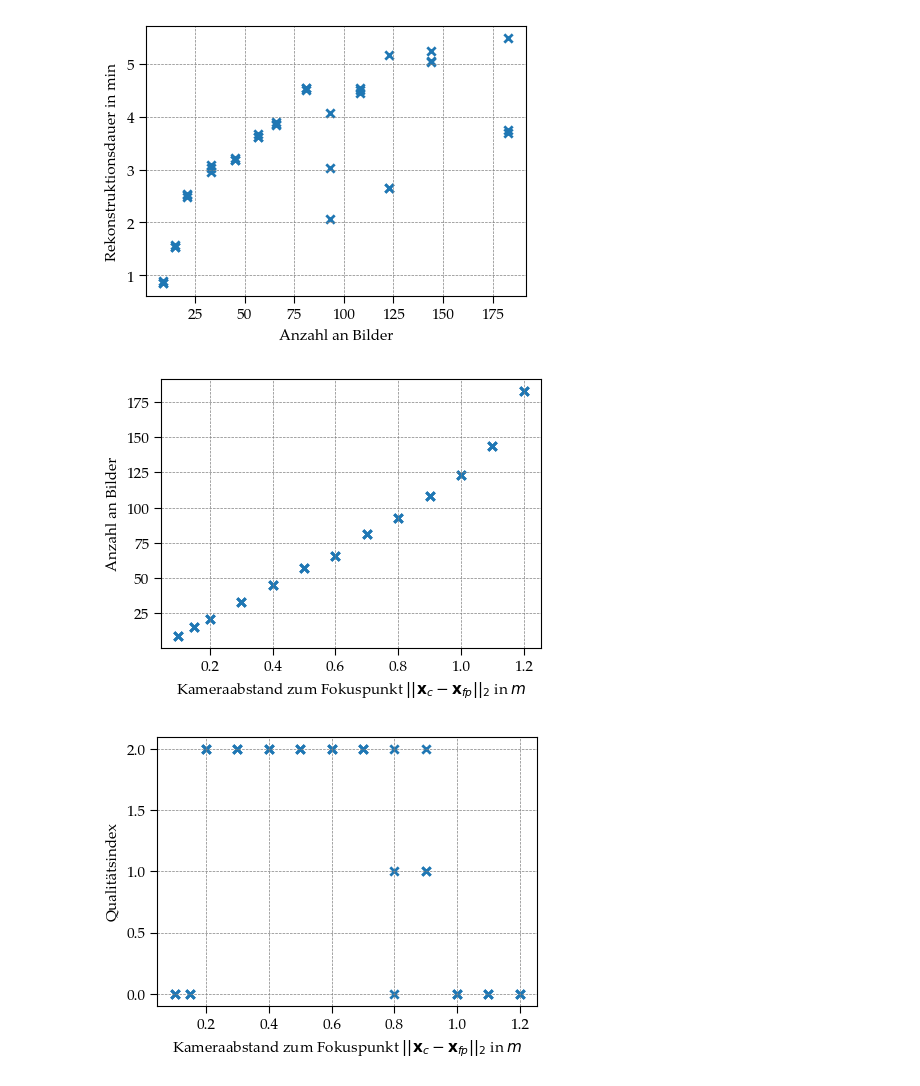
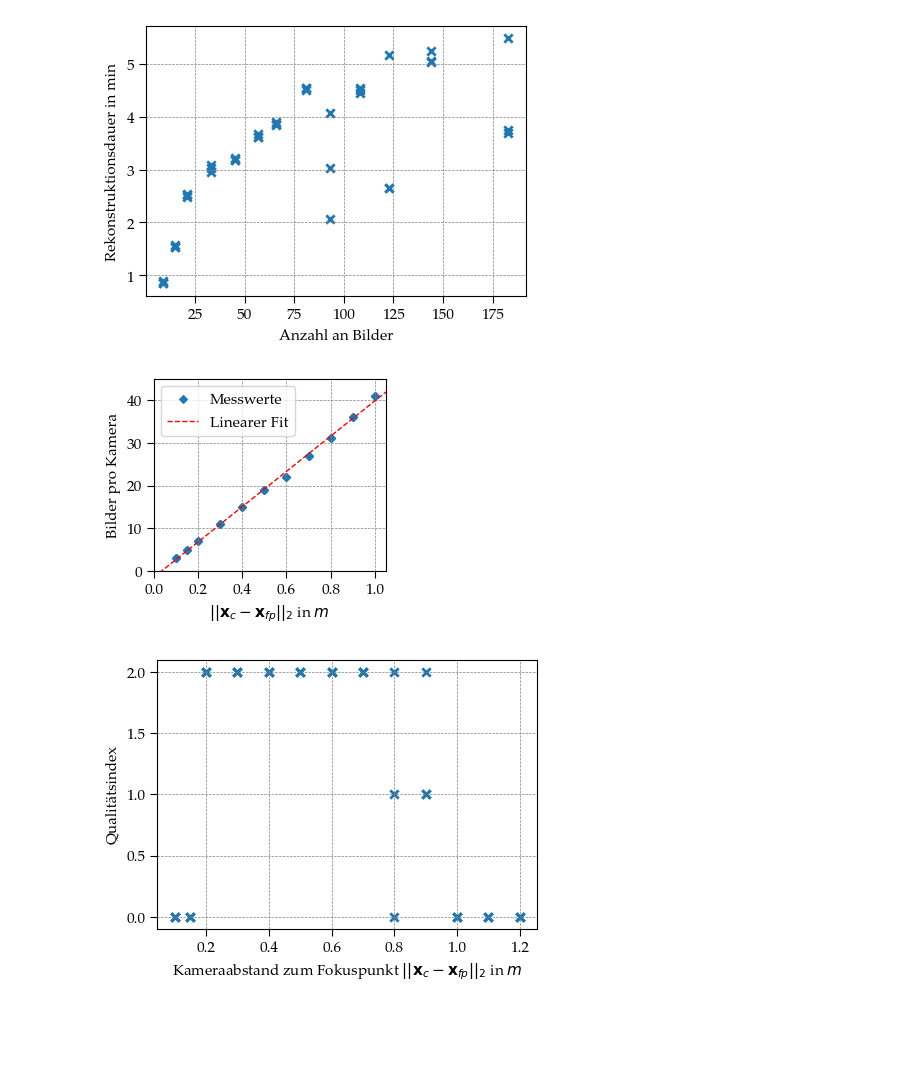
Before and after one commit to tobiashead/synthetic-pipeline-for-3d-reconstruction-of-falling-particles, a Jupyter notebook: thesis/Parameterstudie/VarDistanceCams/Evaluate_VarDistanceCams_400_Object_Center.ipynb, the cells around one changed output. Saved outputs shown, nothing was run; the diff lists cells and outputs as text; code cells hidden in the pictures; blank space fills up the shorter version.

```diff
--- a/thesis/Parameterstudie/VarDistanceCams/Evaluate_VarDistanceCams_400_Object_Center.ipynb
+++ b/thesis/Parameterstudie/VarDistanceCams/Evaluate_VarDistanceCams_400_Object_Center.ipynb
@@ -143,24 +121,58 @@ ax.grid(True)
 plt.show()  # Anzeigen des Plots
 # %% [output]
 [figure]
+# %%
+# Aktuelles Verzeichnis in Jupyter-Notebook
+parentparent_dir = Path.cwd().resolve().parent.parent
+style_path = parentparent_dir / 'thesis.mplstyle'
+# Stil anwenden
+plt.style.use(str(style_path))
+
+x = PSets_Info["cam_distance"].iloc[:33]
+y = PSets_Eval["images"].iloc[:33].values / PSets_Info["cam_number"].iloc[:33].values
+
+fig, ax = plt.subplots(figsize=(3, 2.5))  # Erstellen einer Figur und eines Subplots
+ax.scatter(x, y,marker="D",s=15,label = "Messwerte")  # Erstellen eines Scatter-Plots
+ax.set_xlabel("$||\mathbf{x}_{c} - \mathbf{x}_{fp}||_2$ in $m$")  # Beschriftung der x-Achse
+ax.set_ylabel("Bilder pro Kamera")  # Beschriftung der y-Achse
+ax.grid(True)
+ax.set_xlim([0,1.05])
+ax.set_xticks([0, 0.2, 0.4, 0.6,0.8,1])
+ax.set_ylim([0,45])
+
+
+coef = np.polyfit(x,y,1)
+poly1d_fn = np.poly1d(coef)
+x_poly = np.linspace(0,1.05,10)
+y_poly =  poly1d_fn(x_poly)
+# poly1d_fn is now a function which takes in x and returns an estimate for y
+plt.plot(x_poly,y_poly, '--r',linewidth = 1,label= "Linearer Fit")
+
+
+# # Calculate R-squared value
+# y_pred = poly1d_fn(x)
+# ss_res = np.sum((y - y_pred) ** 2)  # Sum of squared residuals
+# ss_tot = np.sum((y - np.mean(y)) ** 2)  # Total sum of squares
+# r_squared = 1 - (ss_res / ss_tot)
+
+# # Display the equation and R-squared on the plot
+# a, b = coef  # coefficients for y = ax + b
+# equation_text = f"$y = {a:.2f}x + {b:.2f}$\n$R^2 = {r_squared:.2f}$"
+# ax.text(0.05, 130, equation_text, fontsize=10, color="black")
+plt.legend()
+plt.savefig("NumberImages_distance.svg",bbox_inches="tight")
+plt.show()  # Anzeigen des Plots
+# %% [output]
+[figure, added]
 # %%
 fig, ax = plt.subplots()  # Erstellen einer Figur und eines Subplots
-ax.scatter(PSets_Info_small["cam_distance"], PSets_Eval["images"],marker="x")  # Erstellen eines Scatter-Plots
+ax.scatter(PSets_Info["cam_distance"],PSets_Eval["quality_index"],marker="x")  # Erstellen eines Scatter-Plots
 ax.set_xlabel("Kameraabstand zum Fokuspunkt $||\mathbf{x}_{c} - \mathbf{x}_{fp}||_2$ in $m$")  # Beschriftung der x-Achse
-ax.set_ylabel("Anzahl an Bilder")  # Beschriftung der y-Achse
+ax.set_ylabel("Qualitätsindex")  # Beschriftung der y-Achse
 ax.grid(True)
 plt.show()  # Anzeigen des Plots
 # %% [output]
-[figure, old version]
+[figure, new version]
-# %%
-fig, ax = plt.subplots()  # Erstellen einer Figur und eines Subplots
-ax.scatter(PSets_Info_small["cam_distance"],PSets_Eval["quality_index"],marker="x")  # Erstellen eines Scatter-Plots
-ax.set_xlabel("Kameraabstand zum Fokuspunkt $||\mathbf{x}_{c} - \mathbf{x}_{fp}||_2$ in $m$")  # Beschriftung der x-Achse
-ax.set_ylabel("Qualitätsindex")  # Beschriftung der y-Achse
-ax.grid(True)
-plt.show()  # Anzeigen des Plots
-# %% [output]
-[figure, removed]
 # %%
 import matplotlib.pyplot as plt
 from mpl_toolkits.axes_grid1.inset_locator import inset_axes
```
Also changed, not shown: parts of 6 cells of this notebook, 5 other files.
